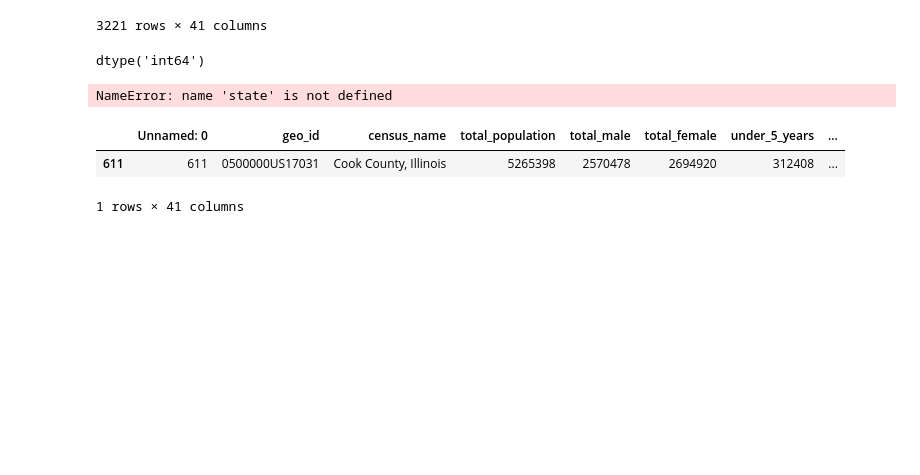
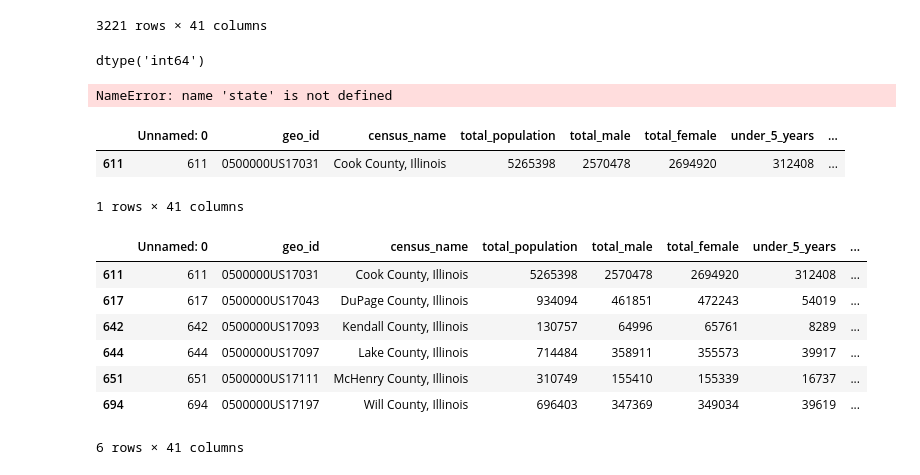
Before and after one commit to uchicago-dsi/rafi-grocery, a Jupyter notebook: String Match Week 3 .ipynb, the cells around one changed output. Cells and saved outputs as stored; diff of their text form; code cells hidden in the pictures; blank space fills up the shorter version.

```diff
--- a/String Match Week 3 .ipynb
+++ b/String Match Week 3 .ipynb
@@ -742,5 +742,15 @@ census_state_data.loc[(census_state_data['census_name']=='Cook County, Illinois'
 | 611 | 611 | 0500000US17031 | Cook County, Illinois | 5265398 | 2570478 | 2694920 | 312408 | ... |
 1 rows × 41 columns
 # %%
-counties = ['Cook County, Illinois', 'Lake County, Illinois', 'DuPage County, Illinois']  # replace with your actual counties
+counties = ['Cook County, Illinois', 'Lake County, Illinois', 'DuPage County, Illinois','Will County, Illinois','McHenry County, Illinois','Kane County,Illinois', 'Kendall County, Illinois']  # replace with your actual counties
 census_counties_data = census_state_data[census_state_data['census_name'].isin(counties)]
+census_counties_data
+# %% [output]
+|  | Unnamed: 0 | geo_id | census_name | total_population | total_male | total_female | under_5_years | ... |
+| 611 | 611 | 0500000US17031 | Cook County, Illinois | 5265398 | 2570478 | 2694920 | 312408 | ... |
+| 617 | 617 | 0500000US17043 | DuPage County, Illinois | 934094 | 461851 | 472243 | 54019 | ... |
+| 642 | 642 | 0500000US17093 | Kendall County, Illinois | 130757 | 64996 | 65761 | 8289 | ... |
+| 644 | 644 | 0500000US17097 | Lake County, Illinois | 714484 | 358911 | 355573 | 39917 | ... |
+| 651 | 651 | 0500000US17111 | McHenry County, Illinois | 310749 | 155410 | 155339 | 16737 | ... |
+| 694 | 694 | 0500000US17197 | Will County, Illinois | 696403 | 347369 | 349034 | 39619 | ... |
+6 rows × 41 columns
```
